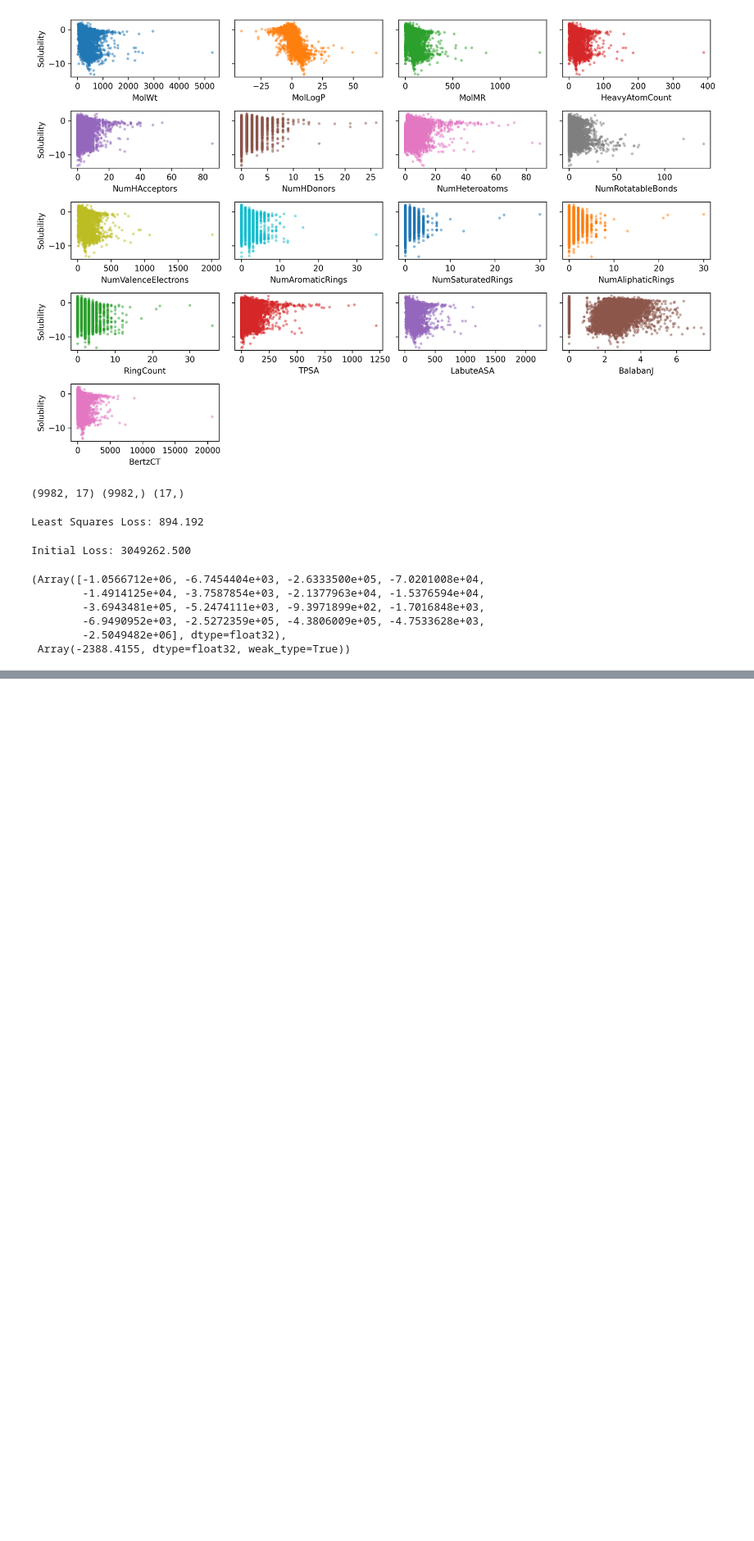
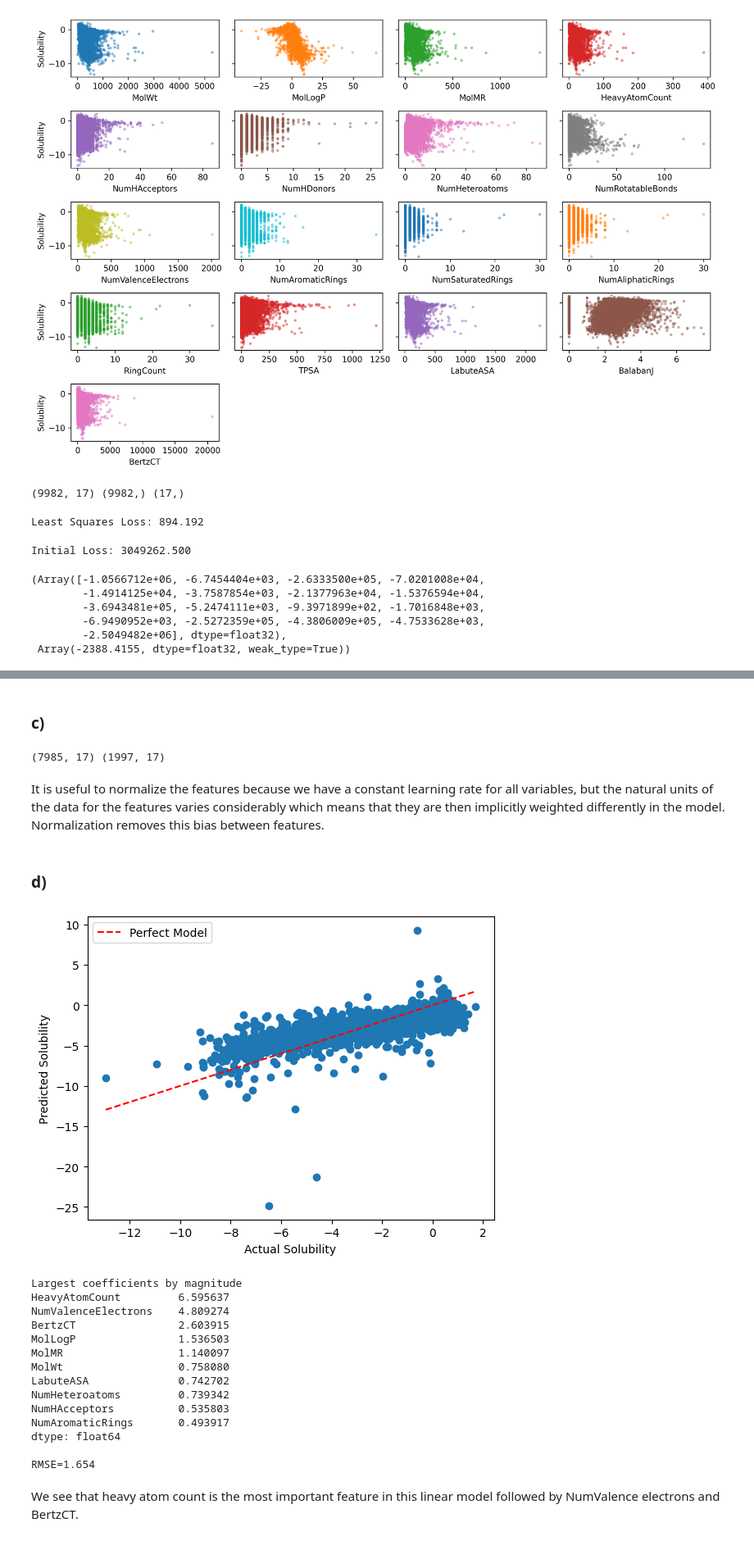
Before and after one commit to connorblake1/CHEM313, a Jupyter notebook: hw1/hw1.ipynb, the cells around one changed output, grey strips where cells are left out. Shown at 82% size. Drawn from its saved outputs; the diff is of its cells as text; code cells hidden in the pictures; blank space fills up the shorter version.

```diff
--- a/hw1/hw1.ipynb
+++ b/hw1/hw1.ipynb
@@ -165,0 +243,2 @@ plt.show()
+# %% [markdown]
+### c)
@@ -165,0 +248,52 @@ plt.show()
+# %%
+X = sol_df[feature_names]
+y = sol_df["Solubility"]
+X_train, X_test, y_train, y_test = train_test_split(X, y, test_size=0.2, random_state=42)
+scaler = StandardScaler()
+X_train = scaler.fit_transform(X_train)
+X_test = scaler.transform(X_test)
+# %%
+print(X_train.shape, X_test.shape)
+# %% [output]
+(7985, 17) (1997, 17)
+# %% [markdown]
+It is useful to normalize the features because we have a constant learning rate for all variables, but the natural units of the data for the features varies considerably which means that they are then implicitly weighted differently in the model. Normalization removes this bias between features.
+# %% [markdown]
+### d)
+# %%
+from sklearn.linear_model import LinearRegression
+from sklearn.metrics import mean_squared_error
+model = LinearRegression().fit(X_train, y_train)
+# %%
+import matplotlib.pyplot as plt
+y_pred = model.predict(X_test)
+plt.scatter(y_test, y_pred)
+plt.plot([min(y_test), max(y_test)], [min(y_test), max(y_test)], 'r--',label="Perfect Model")
+plt.xlabel('Actual Solubility')
+plt.ylabel('Predicted Solubility')
+plt.legend()
+plt.show()
+feat_imp = pd.Series(model.coef_, index=feature_names).abs().sort_values(ascending=False)
+print("Largest coefficients by magnitude")
+print(feat_imp.head(10))
+rmse = np.sqrt(mean_squared_error(y_test, y_pred))
+print()
+print(f"RMSE={rmse:.3f}")
+# %% [output]
+[figure, added]
+Largest coefficients by magnitude
+HeavyAtomCount         6.595637
+NumValenceElectrons    4.809274
+BertzCT                2.603915
+MolLogP                1.536503
+MolMR                  1.140097
+MolWt                  0.758080
+LabuteASA              0.742702
+NumHeteroatoms         0.739342
+NumHAcceptors          0.535803
+NumAromaticRings       0.493917
+dtype: float64
+
+RMSE=1.654
+# %% [markdown]
+We see that heavy atom count is the most important feature in this linear model followed by NumValence electrons and BertzCT.
```
Also changed, not shown: parts of 36 cells of this notebook, 3 other files.
